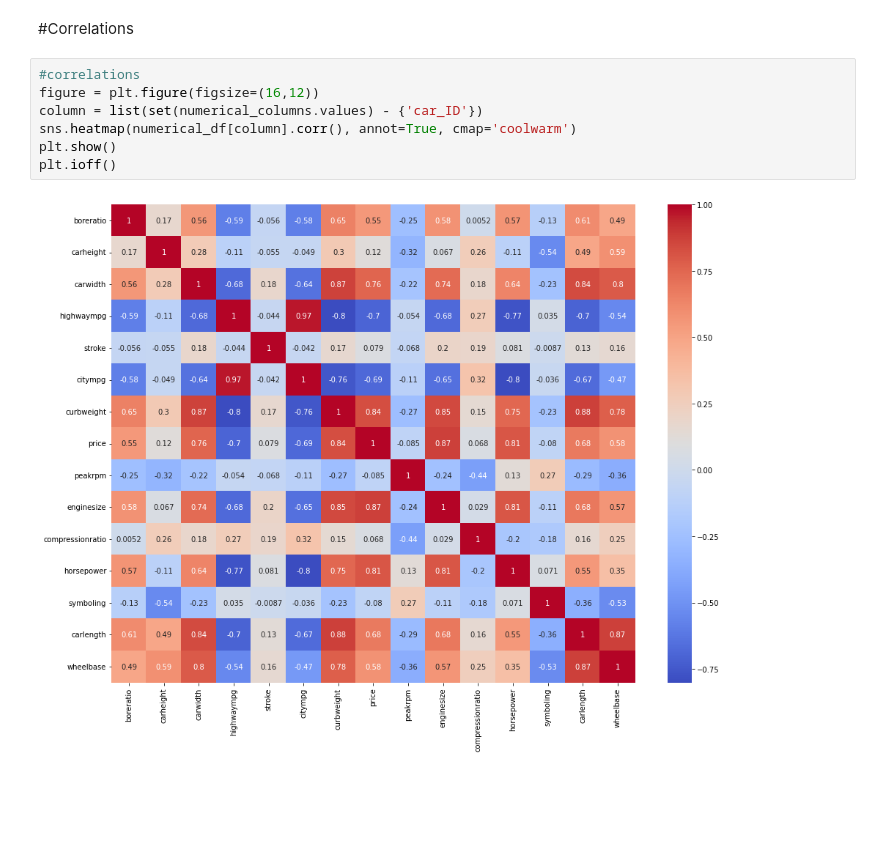
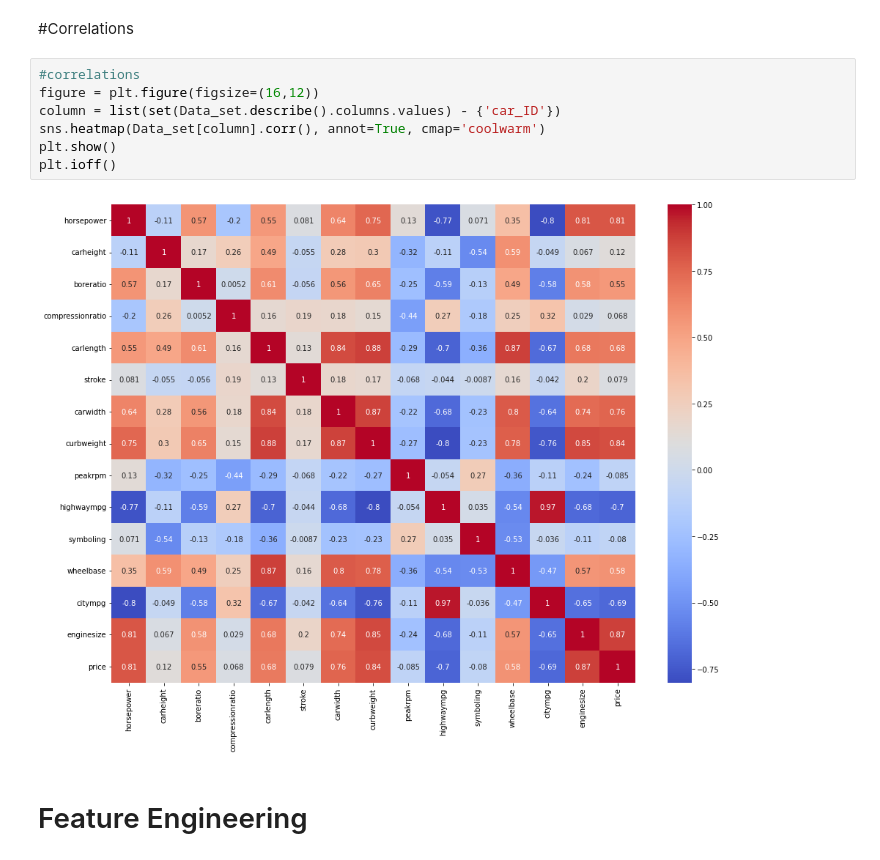
Before and after one commit to Ravinder-Kumar-M/Car_Price_Prediction, a Jupyter notebook: Guided_Project_Linear_Regression.ipynb, the cells around one changed output. Drawn from its saved outputs; the diff is of its cells as text; blank space fills up the shorter version.

Commit message:
Feature Engineering

```diff
--- a/Guided_Project_Linear_Regression.ipynb
+++ b/Guided_Project_Linear_Regression.ipynb
@@ -259,9 +261,11 @@ plt.show()
 # %%
 #correlations
 figure = plt.figure(figsize=(16,12))
-column = list(set(numerical_columns.values) - {'car_ID'})
-sns.heatmap(numerical_df[column].corr(), annot=True, cmap='coolwarm')
+column = list(set(Data_set.describe().columns.values) - {'car_ID'})
+sns.heatmap(Data_set[column].corr(), annot=True, cmap='coolwarm')
 plt.show()
 plt.ioff()
 # %% [output]
-[figure, old version]
+[figure, new version]
+# %% [markdown]
+# Feature Engineering
```
Also changed, not shown: parts of 9 cells of this notebook.
